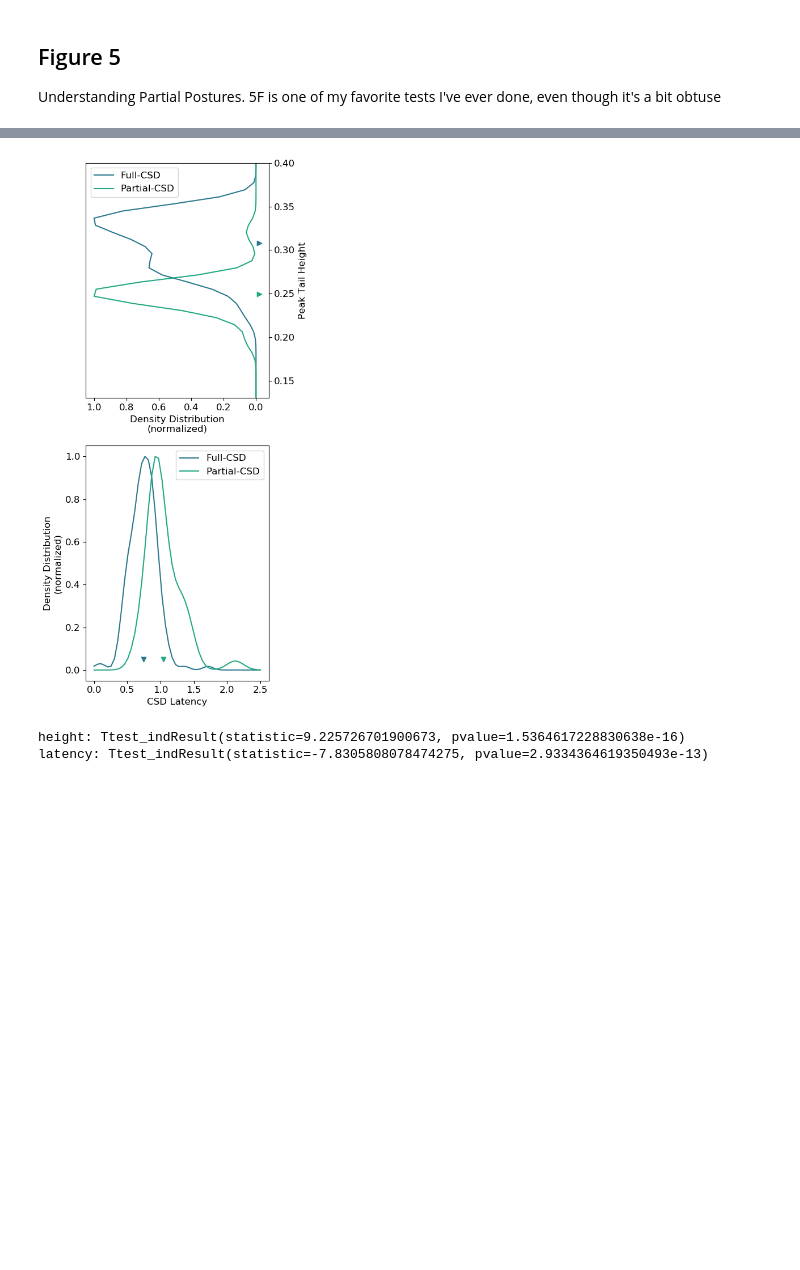
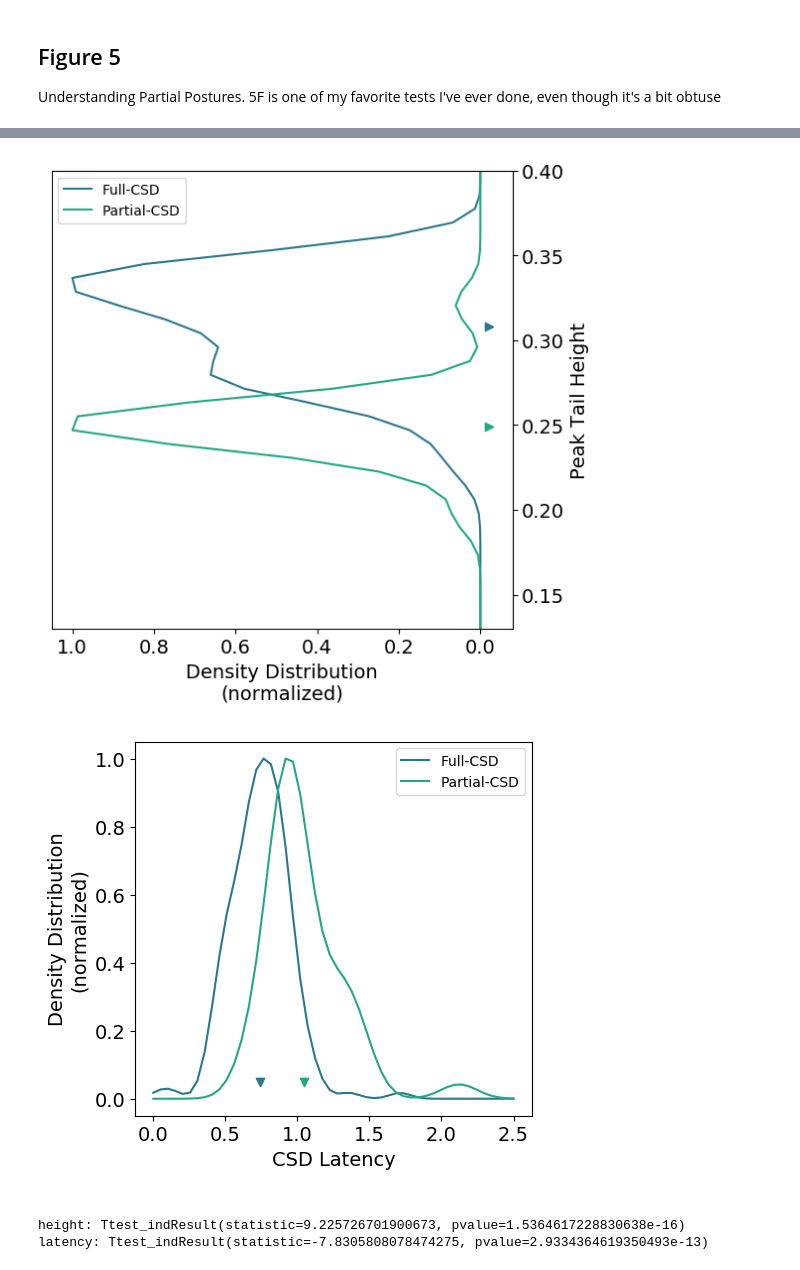
Before and after one commit to aperkes/PostureAnalysis, a Jupyter notebook: ManuscriptAnalysis-Final.ipynb, the cells around one changed output, grey strips where cells are left out. Cells and saved outputs as stored; diff of their text form; code cells hidden in the pictures; blank space fills up the shorter version.

```diff
--- a/ManuscriptAnalysis-Final.ipynb
+++ b/ManuscriptAnalysis-Final.ipynb
@@ -1288,5 +1319,6 @@ Ttest_indResult(statistic=7.4379896855471825, pvalue=1.5896296367848603e-13)
 # %%
 ### Comparing partial to full for Fig5 C,D
+
 
 partial_peaks = []
 full_peaks = []
@@ -1360,7 +1392,8 @@ full_peak_pdf = gaussian_kde(full_array)
 clumped_peak_pdf = gaussian_kde(np.hstack([partial_array,full_array]))
 
 
-fig,(ax1,ax2) = plt.subplots(2,1)
+fig1,ax1 = plt.subplots()
+fig2,ax2 = plt.subplots()
 
 #ax.scatter(np.zeros(len(partial_array)),partial_array)
 #ax.scatter(np.ones(len(full_array)),full_array)
@@ -1389,40 +1422,48 @@ partial_lat_array = np.array(partial_latencies)
 full_lat_array = np.array(csd_latencies)
 
 partial_lat_array = partial_lat_array[~np.isnan(partial_lat_array)]
 full_lat_array = full_lat_array[~np.isnan(full_lat_array)]
 
 full_latency_pdf = gaussian_kde(full_lat_array)
 partial_latency_pdf = gaussian_kde(partial_lat_array)
 
 clumped_latency_pdf = gaussian_kde(np.hstack([partial_lat_array,full_lat_array]))
 
 #ax.scatter(np.zeros(len(partial_lat_array) + len(full_lat_array)),np.hstack([partial_lat_array,full_lat_array]))
 
 xs = np.linspace(0,2.5,50)
 ax2.plot(xs,full_latency_pdf(xs)/max(full_latency_pdf(xs)),label='Full-CSD',color=paper_cmap(.4))
 ax2.plot(xs,partial_latency_pdf(xs)/max(partial_latency_pdf(xs)),label='Partial-CSD',color=paper_cmap(.6))
 #ax2.plot(xs,clumped_latency_pdf(xs)/max(clumped_latency_pdf(xs)),label='Partial- & Full-CSD',color='gray')
 
 ax2.scatter(np.mean(full_lat_array),0.05,color=paper_cmap(.4),marker='v')
 ax2.scatter(np.mean(partial_lat_array),0.05,color=paper_cmap(.6),marker='v')
 
-ax1.legend()
+ax1.legend(fontsize=10)
 ax1.set_xlabel('Density Distribution\n(normalized)')
 ax1.set_ylabel('Peak Tail Height')
 
 ax2.set_ylabel('Density Distribution\n(normalized)')
-ax2.set_xlabel('CSD Latency')
+ax2.set_xlabel('CSD Latency\n')
 
 ax1.invert_xaxis()
 ax1.yaxis.set_ticks_position('right')
 ax1.yaxis.set_label_position('right')
-ax2.legend()
+ax2.legend(fontsize=10)
 
-fig.set_size_inches(5,10)
-fig.tight_layout()
-fig.show()
+fig1.set_size_inches(6,6)
+plt.tight_layout()
+
+fig1.show()
+fig1.savefig('./figures/Fig5c.png',dpi=300,bbox_inches='tight')
+
+plt.tight_layout()
+fig2.set_size_inches(5,5)
+fig2.show()
+fig2.savefig('./figures/Fig5d.png',dpi=300,bbox_inches='tight')
 # %% [output]
-[figure, old version]
+[figure, new version]
+[figure, added]
 # %%
 print('height:',ttest_ind(full_array,partial_array))
 print('latency:',ttest_ind(full_lat_array,partial_lat_array))
```
Also changed, not shown: parts of 6 cells of this notebook.
